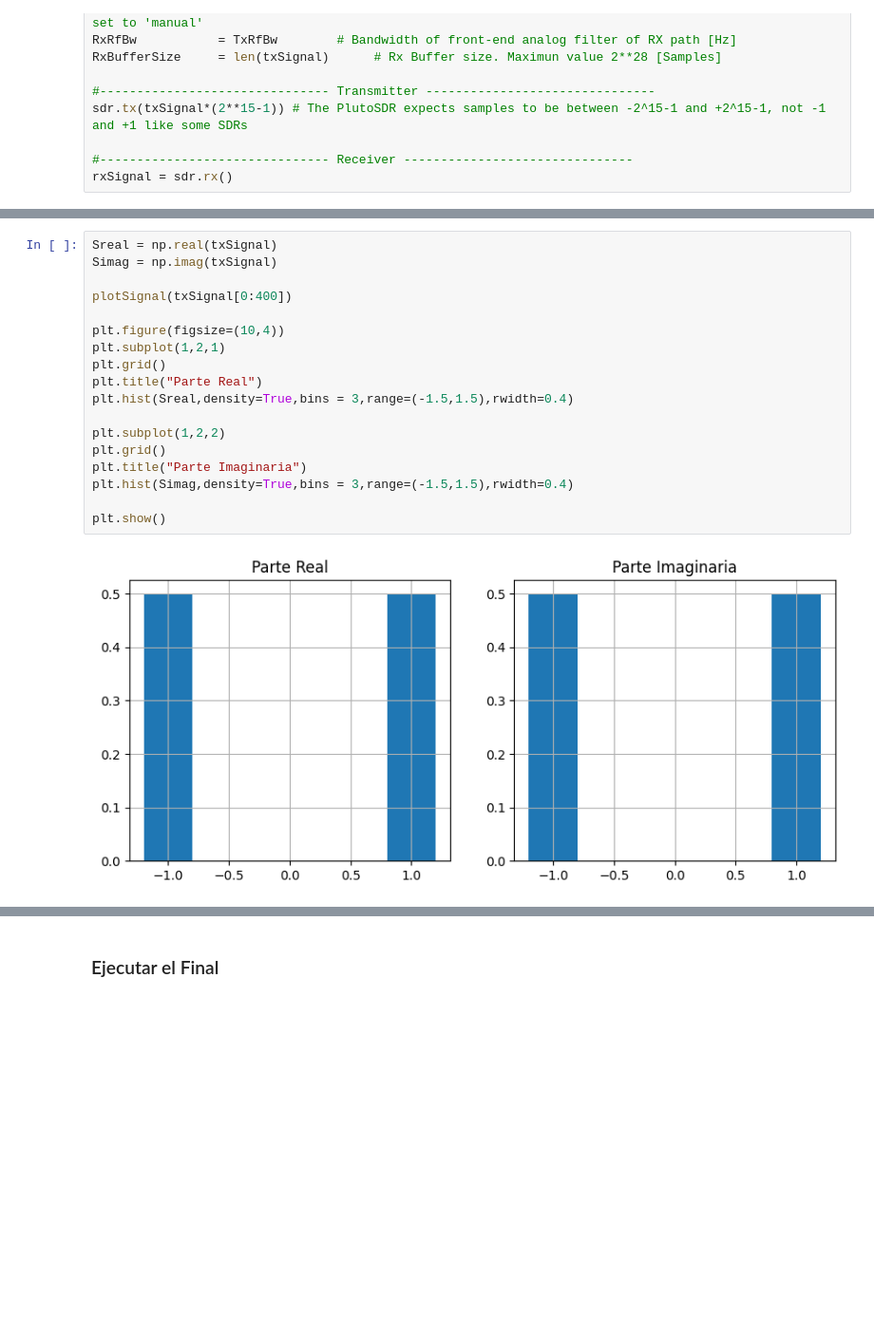
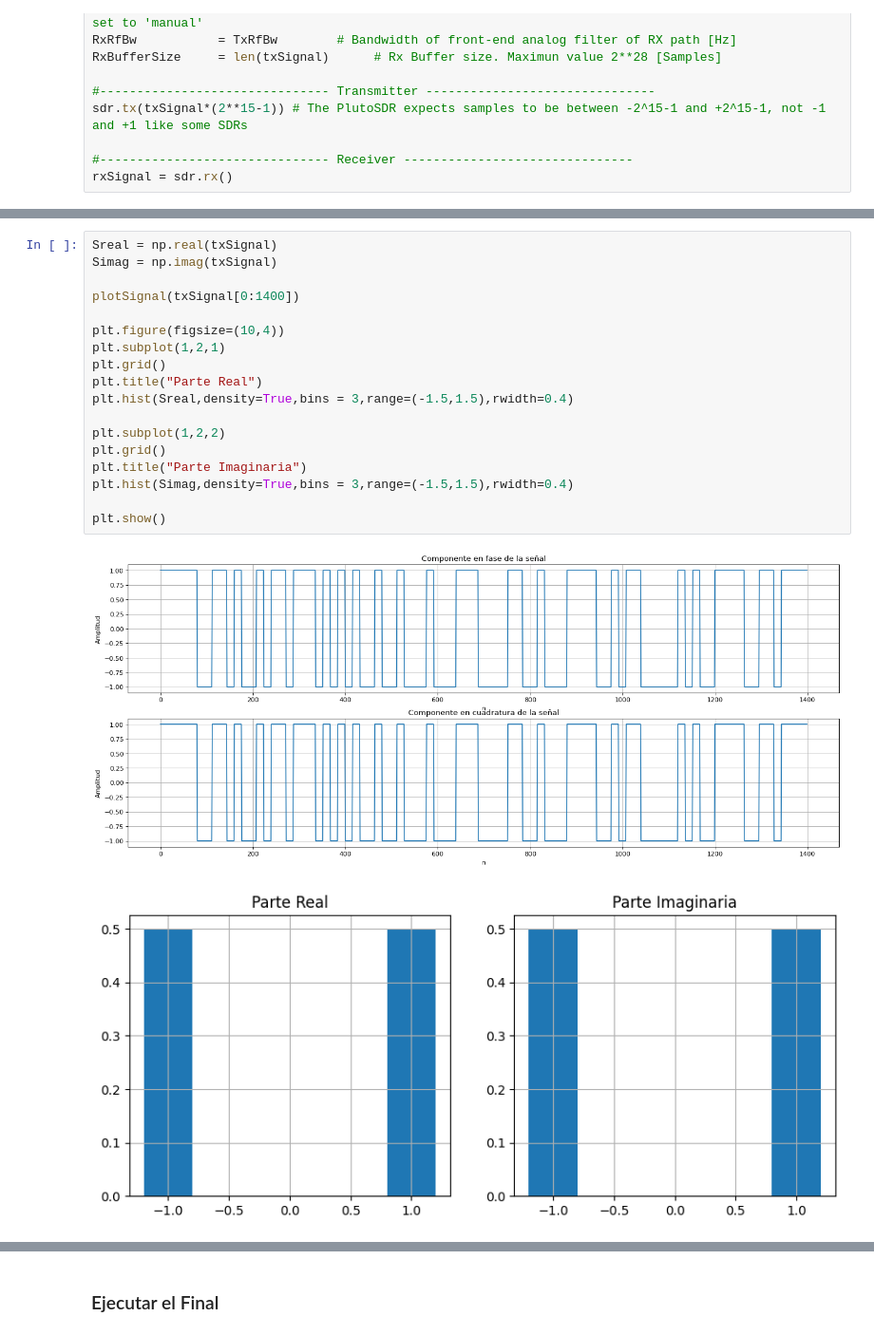
Before and after one commit to GastonFernandez00/Comunicaciones-Digitales, a Jupyter notebook: SDR Ejercicios/EjercicioTP3.ipynb, the cells around one changed output, grey strips where cells are left out. Shown at 95% size. Saved outputs shown, nothing was run; the diff lists cells and outputs as text; blank space fills up the shorter version.

```diff
--- a/SDR Ejercicios/EjercicioTP3.ipynb
+++ b/SDR Ejercicios/EjercicioTP3.ipynb
@@ -107,20 +111,21 @@ Y en el histograma puede verse que los valores enviados, por cada componente, fu
 # %%
 Sreal = np.real(txSignal)
 Simag = np.imag(txSignal)
 
-plotSignal(txSignal[0:400])
+plotSignal(txSignal[0:1400])
 
 plt.figure(figsize=(10,4))
 plt.subplot(1,2,1)
 plt.grid()
 plt.title("Parte Real")
 plt.hist(Sreal,density=True,bins = 3,range=(-1.5,1.5),rwidth=0.4)
 
 plt.subplot(1,2,2)
 plt.grid()
 plt.title("Parte Imaginaria")
 plt.hist(Simag,density=True,bins = 3,range=(-1.5,1.5),rwidth=0.4)
 
 plt.show()
 # %% [output]
-[figure, old version]
+[figure, new version]
+[figure, added]
```
Also changed, not shown: parts of 10 cells of this notebook.
